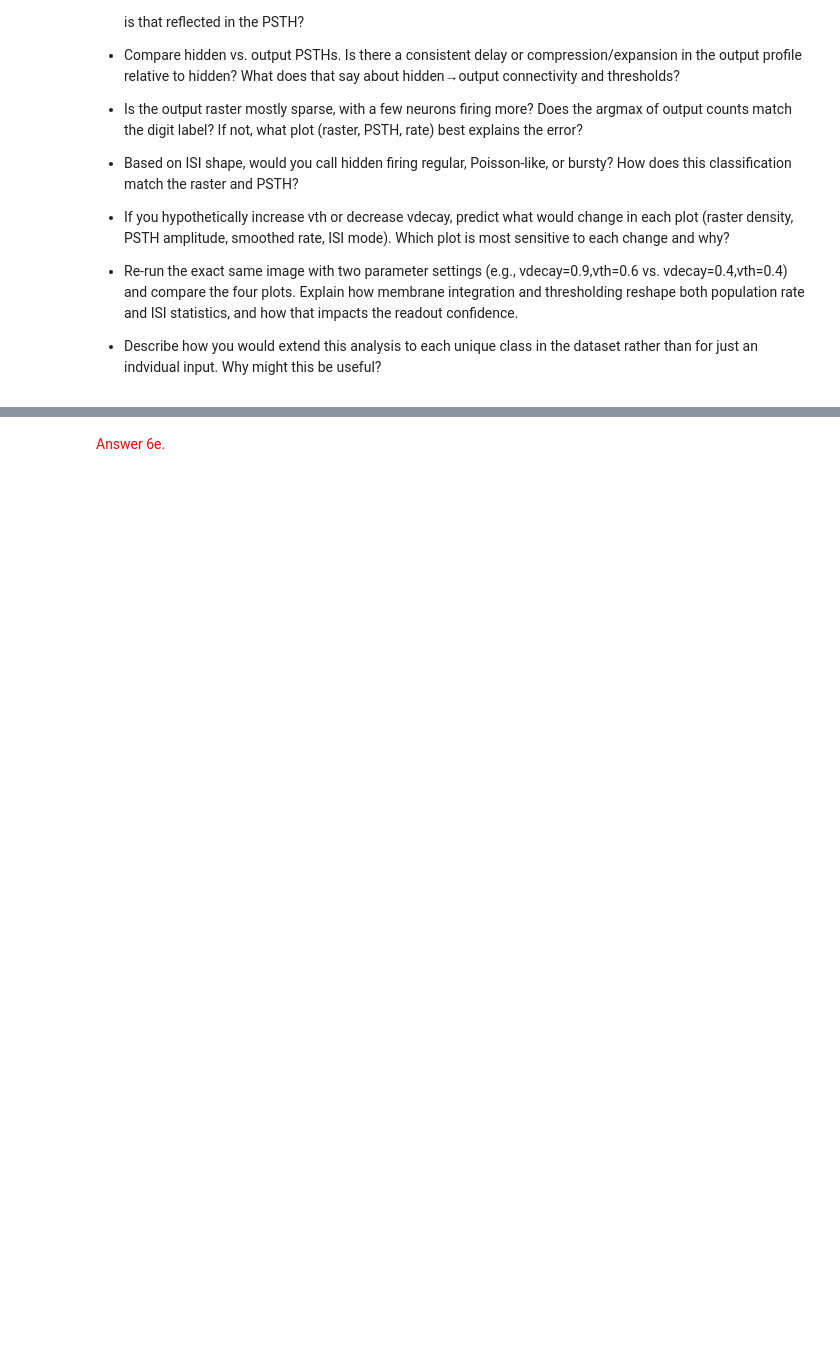
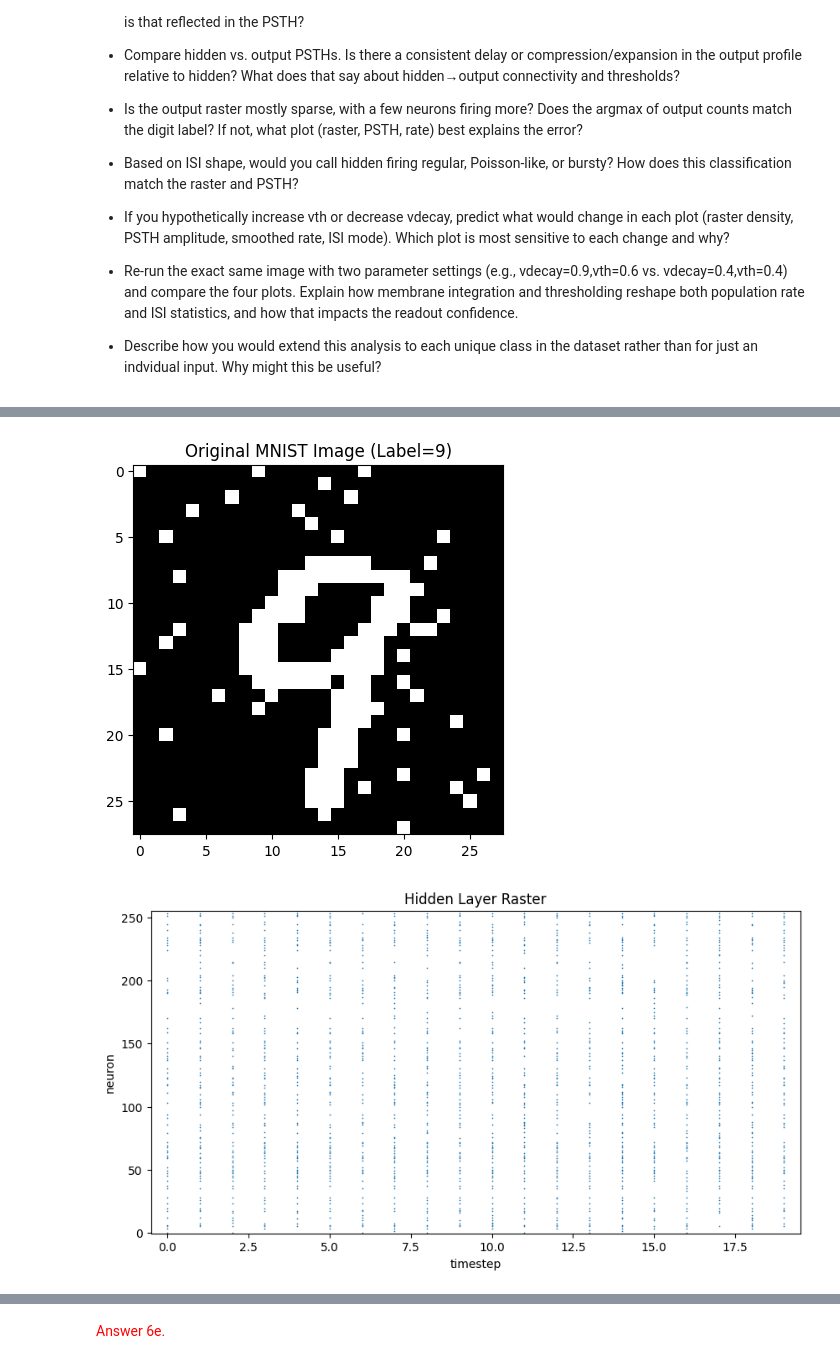
Before and after one commit to shaneH9/brain, a Jupyter notebook: Assignment2/Assignment2_Questions.ipynb, the cells around one changed output, grey strips where cells are left out. Saved outputs shown, nothing was run; the diff lists cells and outputs as text; code cells hidden in the pictures; blank space fills up the shorter version.

```diff
--- a/Assignment2/Assignment2_Questions.ipynb
+++ b/Assignment2/Assignment2_Questions.ipynb
@@ -1009,0 +1167,78 @@ NameError: name 'snn' is not defined
+# %%
+snn_param_dir = 'save_models/snn_bptt_mnist_train.p'
+snn_param_dict = pickle.load(open(snn_param_dir, 'rb'))
+input_2_hidden_weight = snn_param_dict['weight1']
+hidden_2_output_weight = snn_param_dict['weight2']
+
+vdecay = 0.75
+vth = 0.5
+nn = SNN(input_2_hidden_weight, hidden_2_output_weight, 784, 256, 10, vdecay, vth, 20)
+
+test_image_list, test_label_list = read_numpy_mnist_data('data/mnist_test', 20)
+test_event_image_list = img_2_event_img(corrupt_gaussian_mnist(test_image_list, severity=1), nn.snn_timestep)
+
+sample_idx = 12
+plt.figure()
+plt.imshow(test_event_image_list[sample_idx][:, :, 0], cmap='gray')
+plt.title(f"Original MNIST Image (Label={test_label_list[sample_idx]})")
+plt.show()
+
+x = test_event_image_list[sample_idx].reshape(-1, nn.snn_timestep)
+x = x.T
+
+T = nn.snn_timestep
+hidden_dim = nn.hiddenLayer.dimension
+output_dim = nn.outputLayer.dimension
+
+H_raster = np.zeros((hidden_dim, T))
+O_raster = np.zeros((output_dim, T))
+spike_output = np.zeros(output_dim)
+
+for t in range(T):
+    x_t = x[t]
+    h_t = nn.connection1(x_t)
+    hidden_spikes = nn.hiddenLayer(h_t)
+    H_raster[:, t] = hidden_spikes
+    o_t = nn.connection2(hidden_spikes)
+    output_spikes = nn.outputLayer(o_t)
+    O_raster[:, t] = output_spikes
+    spike_output += output_spikes
+
+fig, ax = plt.subplots(figsize=(10,5))
+raster(ax, H_raster, "Hidden Layer Raster")
+plt.show()
+
+neuron_spike_counts = H_raster.sum(axis=1)
+median_neuron_idx = np.argsort(neuron_spike_counts)[len(neuron_spike_counts)//2]
+median_neuron_isis = isi_from_times(spike_times_from_train(H_raster[median_neuron_idx]))
+plt.figure(figsize=(6,4))
+plt.hist(median_neuron_isis, bins=50, density=True)
+plt.xlabel("Inter-spike interval (timesteps)")
+plt.ylabel("Probability density")
+plt.title(f"ISI Histogram - Hidden Neuron {median_neuron_idx}")
+plt.show()
+
+all_hidden_isis = pooled_hidden_isis(H_raster)
+plt.figure(figsize=(6,4))
+plt.hist(all_hidden_isis, bins=50, density=True)
+plt.xlabel("Inter-spike interval (timesteps)")
+plt.ylabel("Probability density")
+plt.title("Pooled Hidden Layer ISI Histogram")
+plt.show()
+
+fig, ax = plt.subplots(figsize=(10,5))
+raster(ax, O_raster, "Output Layer Raster")
+plt.show()
+
+output_spike_counts = O_raster.sum(axis=1)
+median_output_idx = np.argsort(output_spike_counts)[len(output_spike_counts)//2]
+median_output_isis = isi_from_times(spike_times_from_train(O_raster[median_output_idx]))
+plt.figure(figsize=(6,4))
+plt.hist(median_output_isis, bins=50, density=True)
+plt.xlabel("Inter-spike interval (timesteps)")
+plt.ylabel("Probability density")
+plt.title(f"ISI Histogram - Output Neuron {median_output_idx}")
+plt.show()
+# %% [output]
+[figure, added]
+[figure, added]
```
Also changed, not shown: parts of 42 cells of this notebook.
